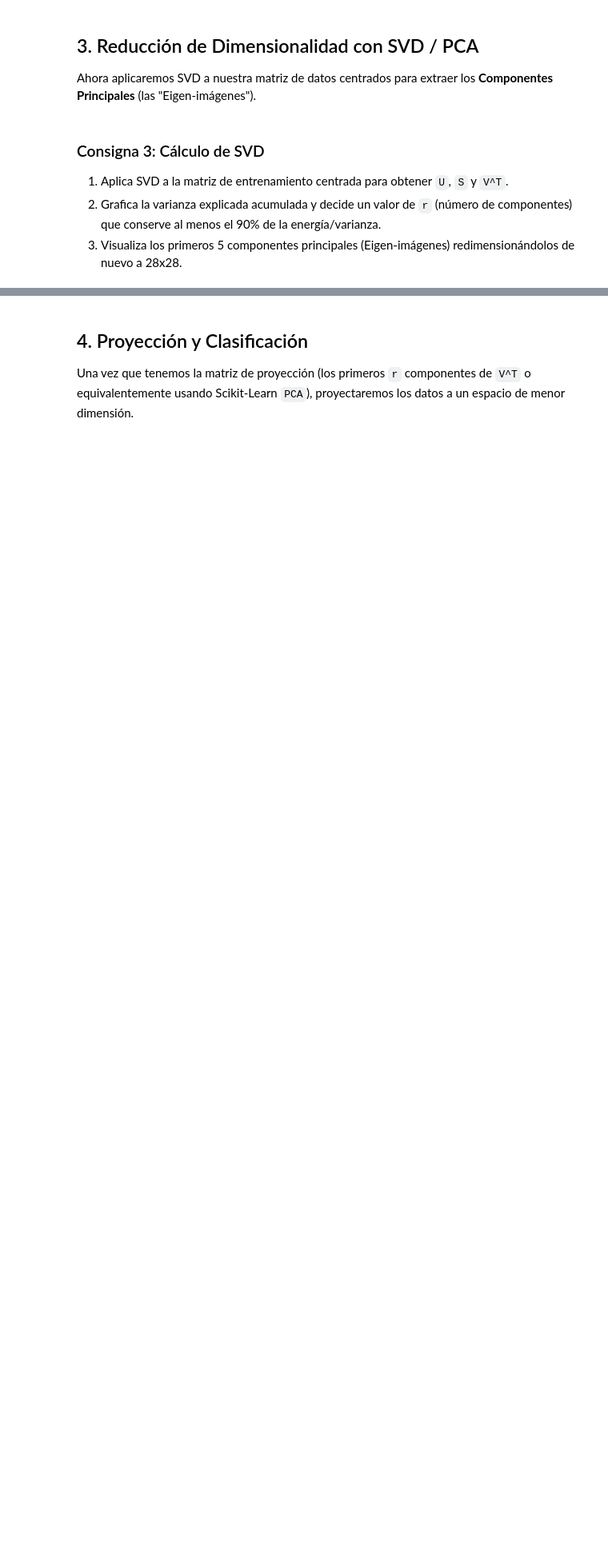
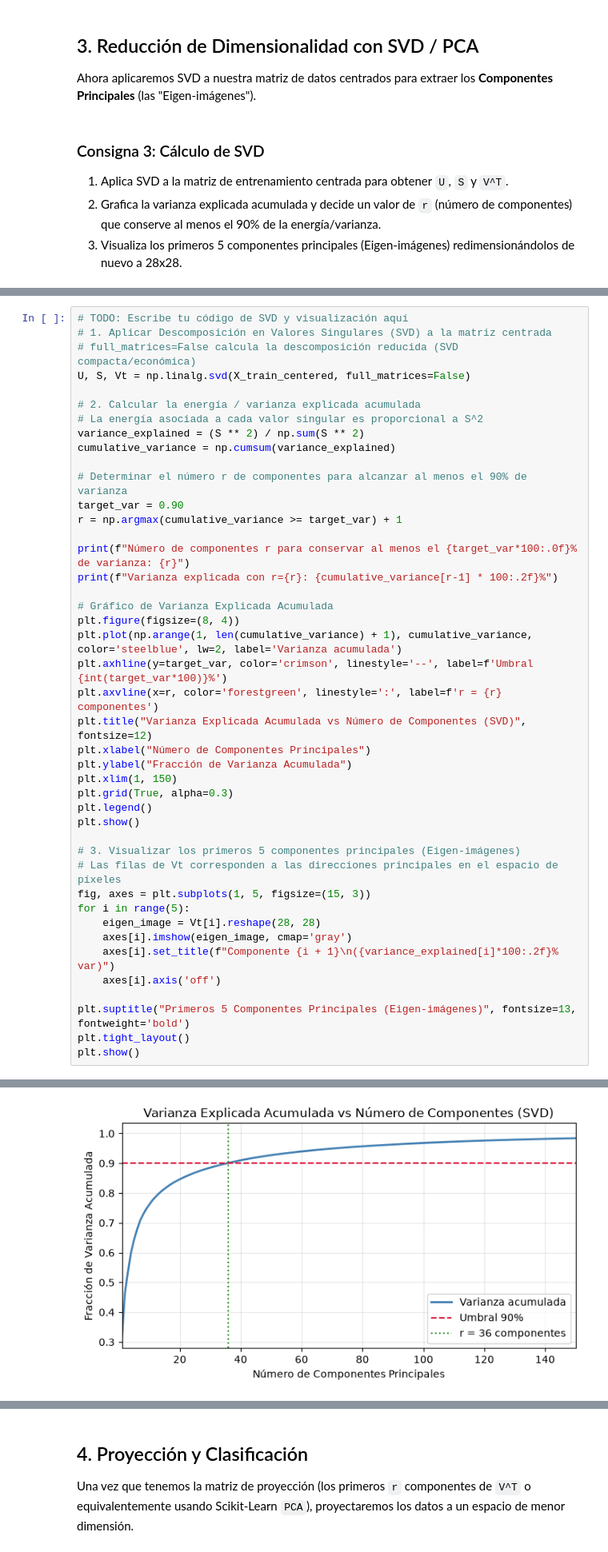
Before and after one commit to saulsil/ML1-2026.2_saulsilva, a Jupyter notebook: TP_3/TP3_Consigna.ipynb, the cells around one changed output, grey strips where cells are left out. Shown at 80% size. Saved outputs shown, nothing was run; the diff lists cells and outputs as text; blank space fills up the shorter version.

```diff
--- a/TP_3/TP3_Consigna.ipynb
+++ b/TP_3/TP3_Consigna.ipynb
@@ -60,0 +112,44 @@ Ahora aplicaremos SVD a nuestra matriz de datos centrados para extraer los **Com
+# %%
+# TODO: Escribe tu código de SVD y visualización aquí
+# 1. Aplicar Descomposición en Valores Singulares (SVD) a la matriz centrada
+# full_matrices=False calcula la descomposición reducida (SVD compacta/económica)
+U, S, Vt = np.linalg.svd(X_train_centered, full_matrices=False)
+
+# 2. Calcular la energía / varianza explicada acumulada
+# La energía asociada a cada valor singular es proporcional a S^2
+variance_explained = (S ** 2) / np.sum(S ** 2)
+cumulative_variance = np.cumsum(variance_explained)
+
+# Determinar el número r de componentes para alcanzar al menos el 90% de varianza
+target_var = 0.90
+r = np.argmax(cumulative_variance >= target_var) + 1
+
+print(f"Número de componentes r para conservar al menos el {target_var*100:.0f}% de varianza: {r}")
+print(f"Varianza explicada con r={r}: {cumulative_variance[r-1] * 100:.2f}%")
+
+# Gráfico de Varianza Explicada Acumulada
+plt.figure(figsize=(8, 4))
+plt.plot(np.arange(1, len(cumulative_variance) + 1), cumulative_variance, color='steelblue', lw=2, label='Varianza acumulada')
+plt.axhline(y=target_var, color='crimson', linestyle='--', label=f'Umbral {int(target_var*100)}%')
+plt.axvline(x=r, color='forestgreen', linestyle=':', label=f'r = {r} componentes')
+plt.title("Varianza Explicada Acumulada vs Número de Componentes (SVD)", fontsize=12)
+plt.xlabel("Número de Componentes Principales")
+plt.ylabel("Fracción de Varianza Acumulada")
+plt.xlim(1, 150)
+plt.grid(True, alpha=0.3)
+plt.legend()
+plt.show()
+
+# 3. Visualizar los primeros 5 componentes principales (Eigen-imágenes)
+# Las filas de Vt corresponden a las direcciones principales en el espacio de píxeles
+fig, axes = plt.subplots(1, 5, figsize=(15, 3))
+for i in range(5):
+    eigen_image = Vt[i].reshape(28, 28)
+    axes[i].imshow(eigen_image, cmap='gray')
+    axes[i].set_title(f"Componente {i + 1}\n({variance_explained[i]*100:.2f}% var)")
+    axes[i].axis('off')
+
+plt.suptitle("Primeros 5 Componentes Principales (Eigen-imágenes)", fontsize=13, fontweight='bold')
+plt.tight_layout()
+plt.show()
+# %% [output]
@@ -60,0 +158 @@ Ahora aplicaremos SVD a nuestra matriz de datos centrados para extraer los **Com
+[figure, added]
```
Also changed, not shown: parts of 10 cells of this notebook.
